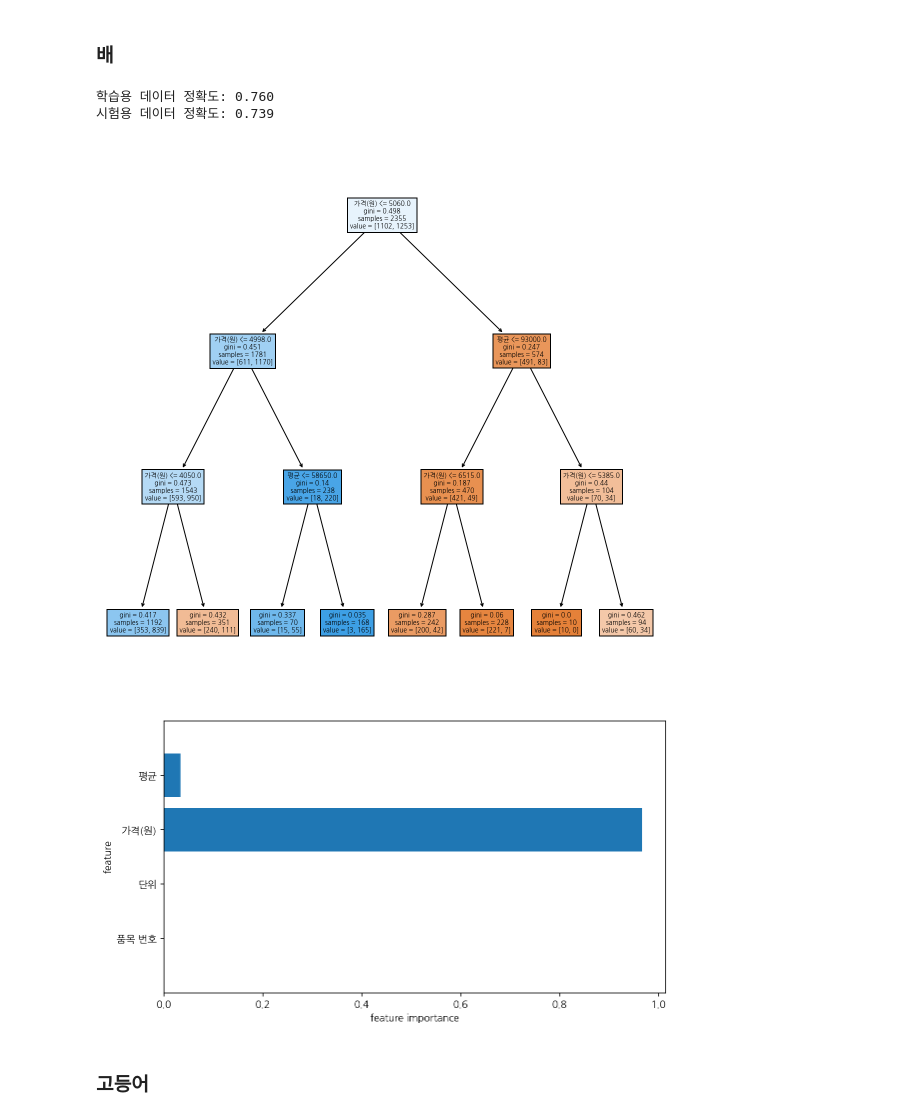
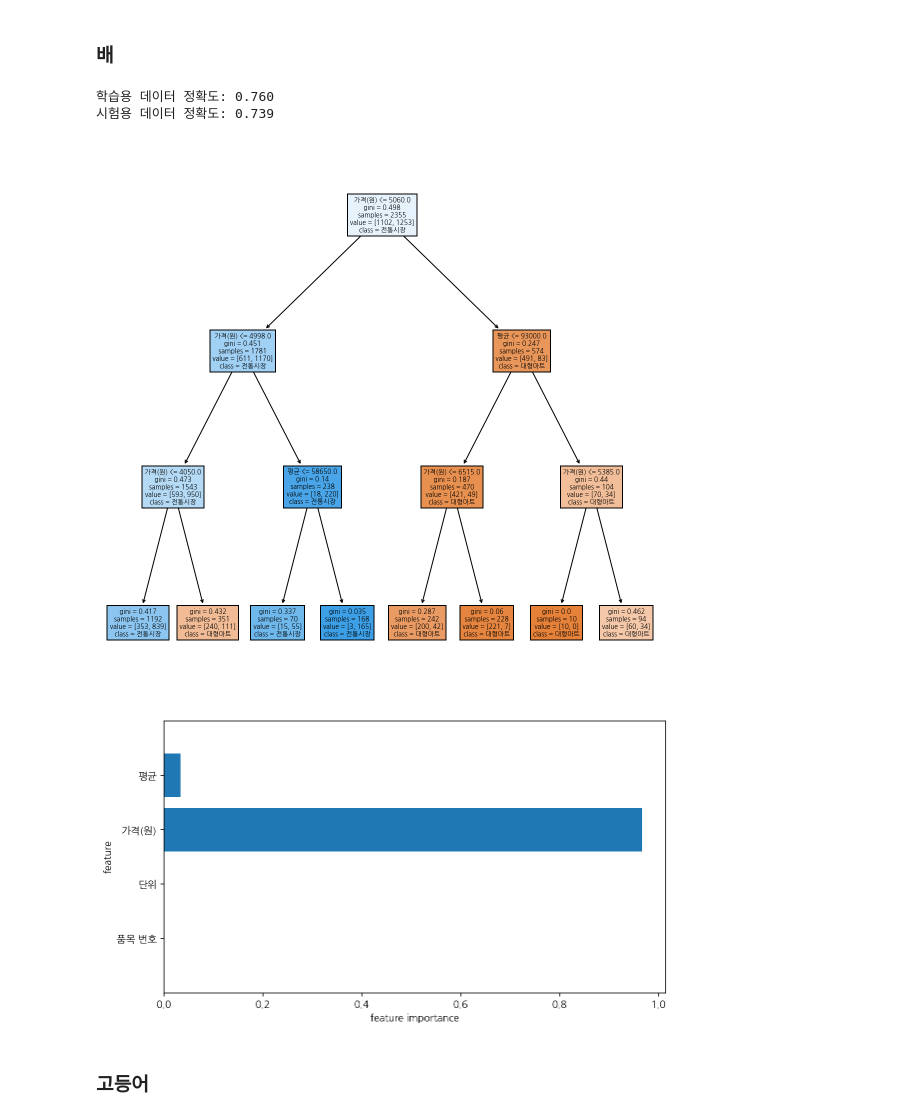
Before and after one commit to JinnyYam/mining22, a Jupyter notebook: 아비혁_기말과제.ipynb, the cells around one changed output. Drawn from its saved outputs; the diff is of its cells as text; code cells hidden in the pictures.

```diff
--- a/아비혁_기말과제.ipynb
+++ b/아비혁_기말과제.ipynb
@@ -1035,27 +1035,27 @@ def plot_feature_importances_wisc(model): # 중요도를 보여주는 그래프
 # %%
 from sklearn import tree
 ### 배 진행###
 # 독립변수 X는 품목번호, 단위,가격,평균(도매가격)
 pX = pear.drop(['일자','품목','시장/마트 이름','시장 유형','유형 코드'], axis=1)
-# 종속변수 y는 시장유형 (1인지 2인지)
+# 종속변수 y는 시장유형 (전통시장/대형마트)
 py = pear[['시장 유형']]
 
 pX_train, pX_test,py_train, py_test = train_test_split(pX, py, test_size=0.4, random_state=5)
 pTree = DecisionTreeClassifier(max_depth=3,random_state=0)  # 깊이 안정해지면 가능한 많은 깊이로!
 pTree.fit(pX_train, py_train)
 print("학습용 데이터 정확도: {:.3f}".format(pTree.score(pX_train, py_train)))
 print("시험용 데이터 정확도: {:.3f}".format(pTree.score(pX_test,py_test)))
 
 # 어떤 기준으로 분류되는지 확인하기 위한 트리 그려보기
 plt.figure(figsize=(10,10))
-plot_tree(pTree,filled=True,feature_names=['품목 번호','단위','가격(원)','평균'])
+plot_tree(pTree,filled=True,feature_names=['품목 번호','단위','가격(원)','평균'],class_names=pTree.classes_)
 plt.show()
 #pResult = pTree.feature_importances_
 plot_feature_importances_wisc(pTree)
 # %% [output]
 학습용 데이터 정확도: 0.760
 시험용 데이터 정확도: 0.739
-[figure, old version]
+[figure, new version]
 [figure]
 # %% [markdown]
 ### 고등어
```
Also changed, not shown: parts of 30 cells of this notebook.
